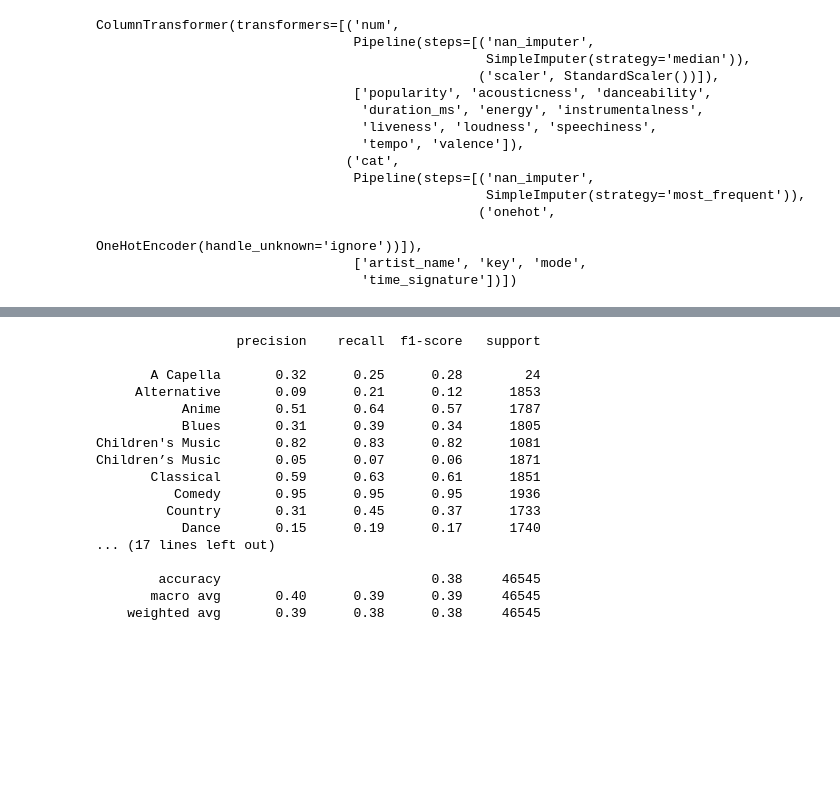
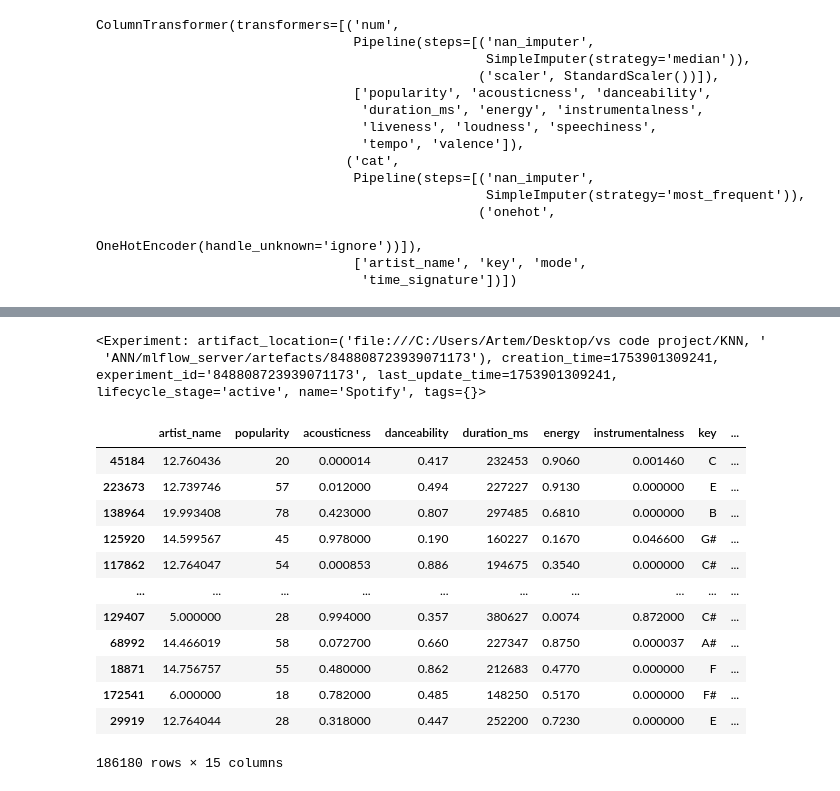
Before and after one commit to shut77/KNN-ANN-VS-ALL, a Jupyter notebook: vs1.ipynb, the cells around one changed output, grey strips where cells are left out. Saved outputs shown, nothing was run; the diff lists cells and outputs as text; code cells hidden in the pictures; blank space fills up the shorter version.

Commit message:
setup KNN with TargetEncoding and selection hyperparameters

```diff
--- a/vs1.ipynb
+++ b/vs1.ipynb
@@ -2,7 +2,9 @@
 import pandas as pd
 
 df = pd.read_csv('SpotifyFeatures.csv')
+df['genre'] = df['genre'].str.replace('Children’s Music', "Children's Music")
 
 target = 'genre'
 X = df.drop(columns=[target, 'track_name'])
+X = X.drop(columns=['track_id'])
 y = df[target]
@@ -110,0 +43,20 @@ X_train.head()
+# %%
+# преобразуем artist_name TargetEncoder, чтоб было меньше столбцов
+
+import category_encoders as ce
+
+TE_encoder = ce.TargetEncoder(cols=['artist_name'], smoothing=1.0)
+X_train_TE = TE_encoder.fit_transform(X_train[['artist_name']], Y_train)
+X_test_TE = TE_encoder.transform(X_test[['artist_name']])
+
+X_train_modified = X_train.copy()
+X_test_modified = X_test.copy()
+
+X_train_modified['artist_name'] = X_train_TE['artist_name']
+X_test_modified['artist_name'] = X_test_TE['artist_name']
+
+numeric_features = numeric_features + ['artist_name']
+categories_features = [col for col in categories_features
+                              if col != 'artist_name']
+print(f"Обновлённые числовые признаки: {numeric_features}")
+print(f"Обновлённые категориальные признаки: {categories_features}")
@@ -190,20 +128,24 @@ cl_rep = classification_report(y_true=Y_test, y_pred=y_pred)
-# %%
-print(cl_rep)
-# %% [output]
-                  precision    recall  f1-score   support
-
-       A Capella       0.32      0.25      0.28        24
-     Alternative       0.09      0.21      0.12      1853
-           Anime       0.51      0.64      0.57      1787
-           Blues       0.31      0.39      0.34      1805
-Children's Music       0.82      0.83      0.82      1081
-Children’s Music       0.05      0.07      0.06      1871
-       Classical       0.59      0.63      0.61      1851
-          Comedy       0.95      0.95      0.95      1936
-         Country       0.31      0.45      0.37      1733
-           Dance       0.15      0.19      0.17      1740
-... (17 lines left out)
-
-        accuracy                           0.38     46545
-       macro avg       0.40      0.39      0.39     46545
-    weighted avg       0.39      0.38      0.38     46545
+# %%
+import mlflow
+
+mlflow.set_tracking_uri("http://localhost:5000")
+mlflow.set_experiment("Spotify")
+# %% [output]
+<Experiment: artifact_location=('file:///C:/Users/Artem/Desktop/vs code project/KNN, '
+ 'ANN/mlflow_server/artefacts/848808723939071173'), creation_time=1753901309241, experiment_id='848808723939071173', last_update_time=1753901309241, lifecycle_stage='active', name='Spotify', tags={}>
+# %%
+X_train_modified
+# %% [output]
+|  | artist_name | popularity | acousticness | danceability | duration_ms | energy | instrumentalness | key | ... |
+| 45184 | 12.760436 | 20 | 0.000014 | 0.417 | 232453 | 0.9060 | 0.001460 | C | ... |
+| 223673 | 12.739746 | 57 | 0.012000 | 0.494 | 227227 | 0.9130 | 0.000000 | E | ... |
+| 138964 | 19.993408 | 78 | 0.423000 | 0.807 | 297485 | 0.6810 | 0.000000 | B | ... |
+| 125920 | 14.599567 | 45 | 0.978000 | 0.190 | 160227 | 0.1670 | 0.046600 | G# | ... |
+| 117862 | 12.764047 | 54 | 0.000853 | 0.886 | 194675 | 0.3540 | 0.000000 | C# | ... |
+| ... | ... | ... | ... | ... | ... | ... | ... | ... | ... |
+| 129407 | 5.000000 | 28 | 0.994000 | 0.357 | 380627 | 0.0074 | 0.872000 | C# | ... |
+| 68992 | 14.466019 | 58 | 0.072700 | 0.660 | 227347 | 0.8750 | 0.000037 | A# | ... |
+| 18871 | 14.756757 | 55 | 0.480000 | 0.862 | 212683 | 0.4770 | 0.000000 | F | ... |
+| 172541 | 6.000000 | 18 | 0.782000 | 0.485 | 148250 | 0.5170 | 0.000000 | F# | ... |
+| 29919 | 12.764044 | 28 | 0.318000 | 0.447 | 252200 | 0.7230 | 0.000000 | E | ... |
+186180 rows × 15 columns
```
Also changed, not shown: parts of 21 cells of this notebook.
